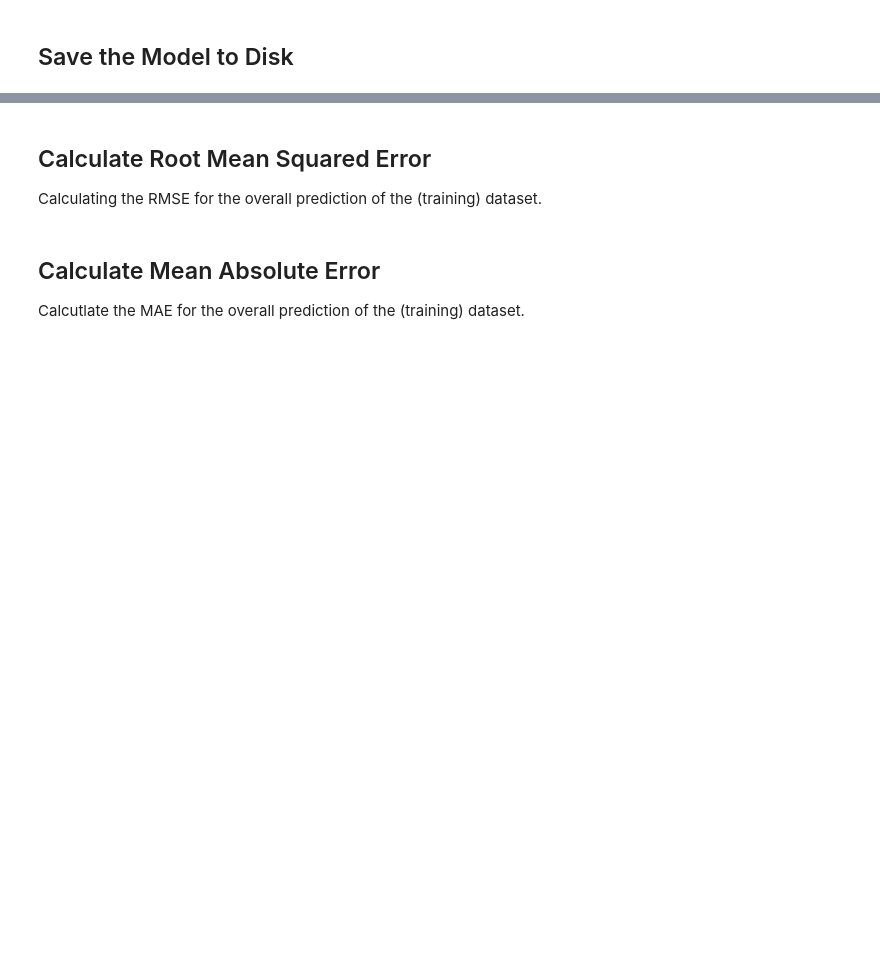
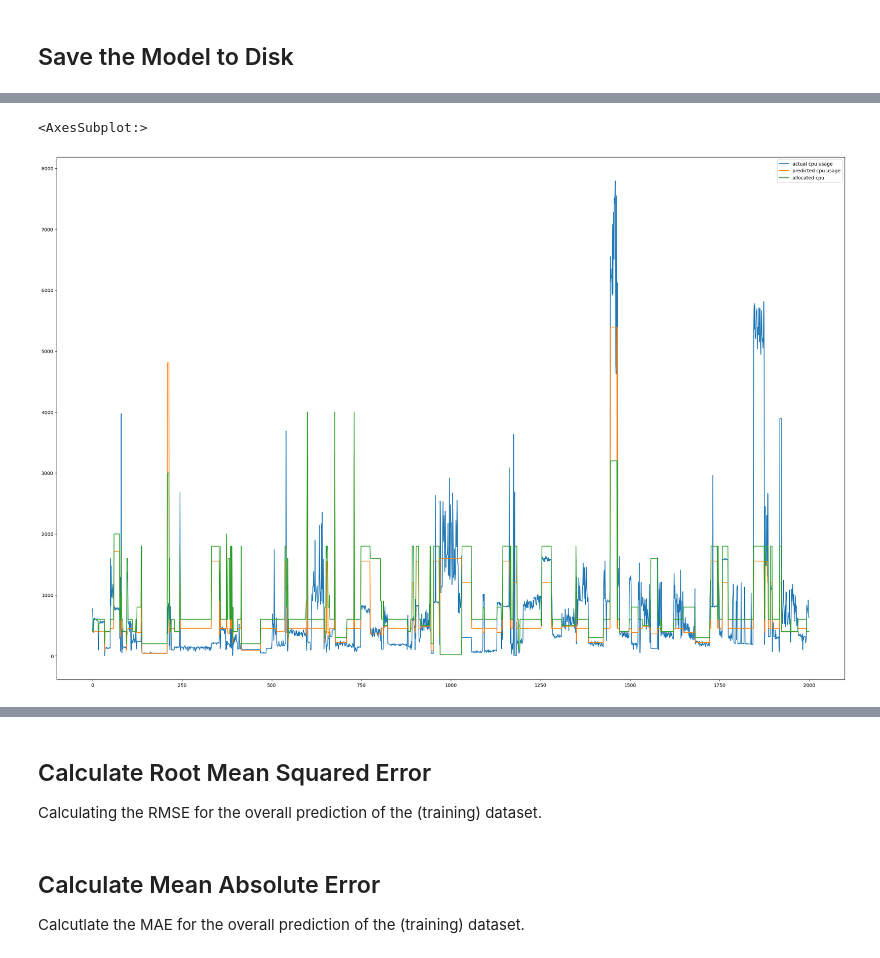
Before and after one commit to MyGodItsFull0fStars/alibaba_clusterdata, a Jupyter notebook: cluster-trace-gpu-v2020/prediction/lstm_general_prediction.ipynb, the cells around one changed output, grey strips where cells are left out. Saved outputs shown, nothing was run; the diff lists cells and outputs as text; code cells hidden in the pictures; blank space fills up the shorter version.

Commit message:
Added better visuals for graphs

```diff
--- a/cluster-trace-gpu-v2020/prediction/lstm_general_prediction.ipynb
+++ b/cluster-trace-gpu-v2020/prediction/lstm_general_prediction.ipynb
@@ -41,19 +41,19 @@ def get_mae(actual_values, predicted_values) -> float:
     return mean_absolute_error(actual_values, predicted_values)
 # %%
 batch_size: int = 1000
-dataset = UtilizationDataset(small_df=False, batch_size=batch_size)
+dataset = UtilizationDataset(small_df=True, batch_size=batch_size)
 test_set = UtilizationDataset(is_training=False, small_df=True, batch_size=batch_size)
 # %%
-num_epochs: int = 100
+num_epochs: int = 250
 learning_rate: float = 1e-3
 bidirectional = False
 
 # number of features
 input_size: int = dataset.X.shape[2]
 # number of features in hidden state
-hidden_size: int = dataset.X.shape[2] * 320
+hidden_size: int = dataset.X.shape[2] * 1000
 # number of stacked lstm layers
-num_layers: int = 2
+num_layers: int = 3
 # number of output classes
 num_classes: int = dataset.y.shape[1]
 
@@ -229,7 +234,8 @@ actual_data_df = pd.DataFrame(actual_data, columns=label_columns)
 prediction_df = dataset.y_scaler.inverse_normalization_df(prediction_df)
 actual_data_df = dataset.y_scaler.inverse_normalization_df(actual_data_df)
 # %%
-plan_df = dataset.X_scaler.convert_tensor_to_df(X_df)
+plan = X_df.cpu()
+plan_df = dataset.X_scaler.convert_tensor_to_df(plan)
 plan_df = dataset.X_scaler.inverse_standardize_df(plan_df)
 plan_df = plan_df[['plan_cpu']]
 plan_df
@@ -237,4 +257,10 @@ plan_df
 combined_df = pd.merge(actual_data_df, prediction_df, left_index=True, right_index=True)
 # combined_df.rename()
 combined_df['plan_cpu'] = plan_df
-combined_df.plot.line()
+
+combined_df = combined_df.rename(columns={'cpu_usage_x': 'actual cpu usage', 'cpu_usage_y': 'predicted cpu usage', 'plan_cpu': 'allocated cpu'})
+# %%
+combined_df.plot.line(figsize=(30, 20))
+# %% [output]
+<AxesSubplot:>
+[figure, added]
```
Also changed, not shown: parts of 7 cells of this notebook.
